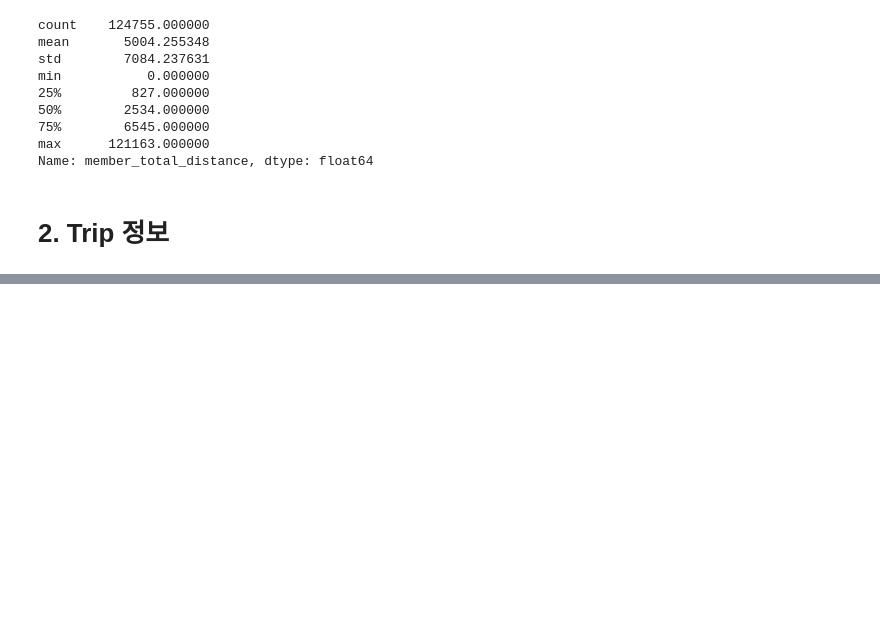
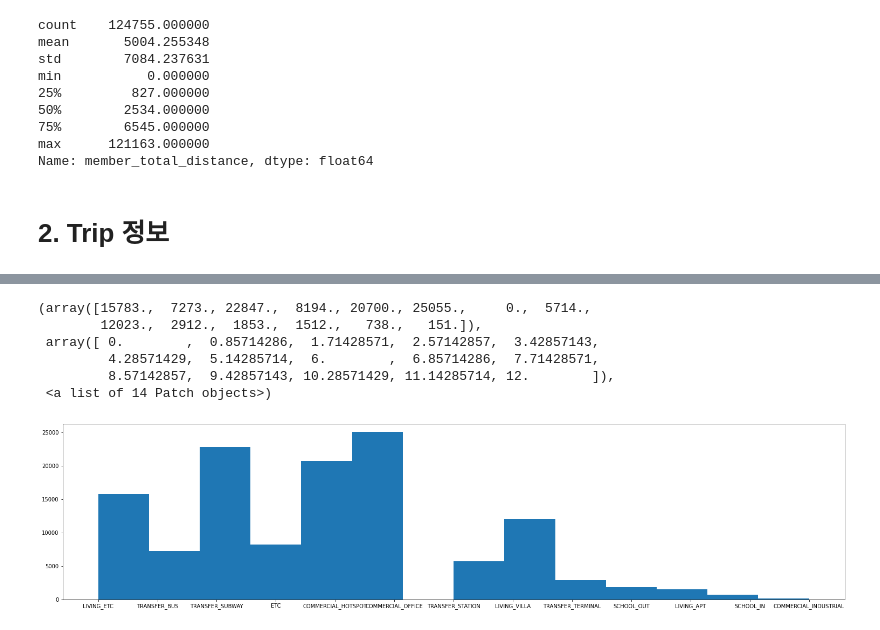
Before and after one commit to easttuna/Sodascar_User-clustering-and-classification-model-based-on-usage-history, a Jupyter notebook: EDA.ipynb, the cells around one changed output, grey strips where cells are left out. Cells and saved outputs as stored; diff of their text form; code cells hidden in the pictures; blank space fills up the shorter version.

```diff
--- a/EDA.ipynb
+++ b/EDA.ipynb
@@ -162,0 +176,11 @@ df.tail()
+# %%
+plt.figure(figsize=(26, 6))
+plt.hist(data['zone_type2'], bins=14)
+# %% [output]
+(array([15783.,  7273., 22847.,  8194., 20700., 25055.,     0.,  5714.,
+        12023.,  2912.,  1853.,  1512.,   738.,   151.]),
+ array([ 0.        ,  0.85714286,  1.71428571,  2.57142857,  3.42857143,
+         4.28571429,  5.14285714,  6.        ,  6.85714286,  7.71428571,
+         8.57142857,  9.42857143, 10.28571429, 11.14285714, 12.        ]),
+ <a list of 14 Patch objects>)
+[figure, added]
```
Also changed, not shown: parts of 3 cells of this notebook.
